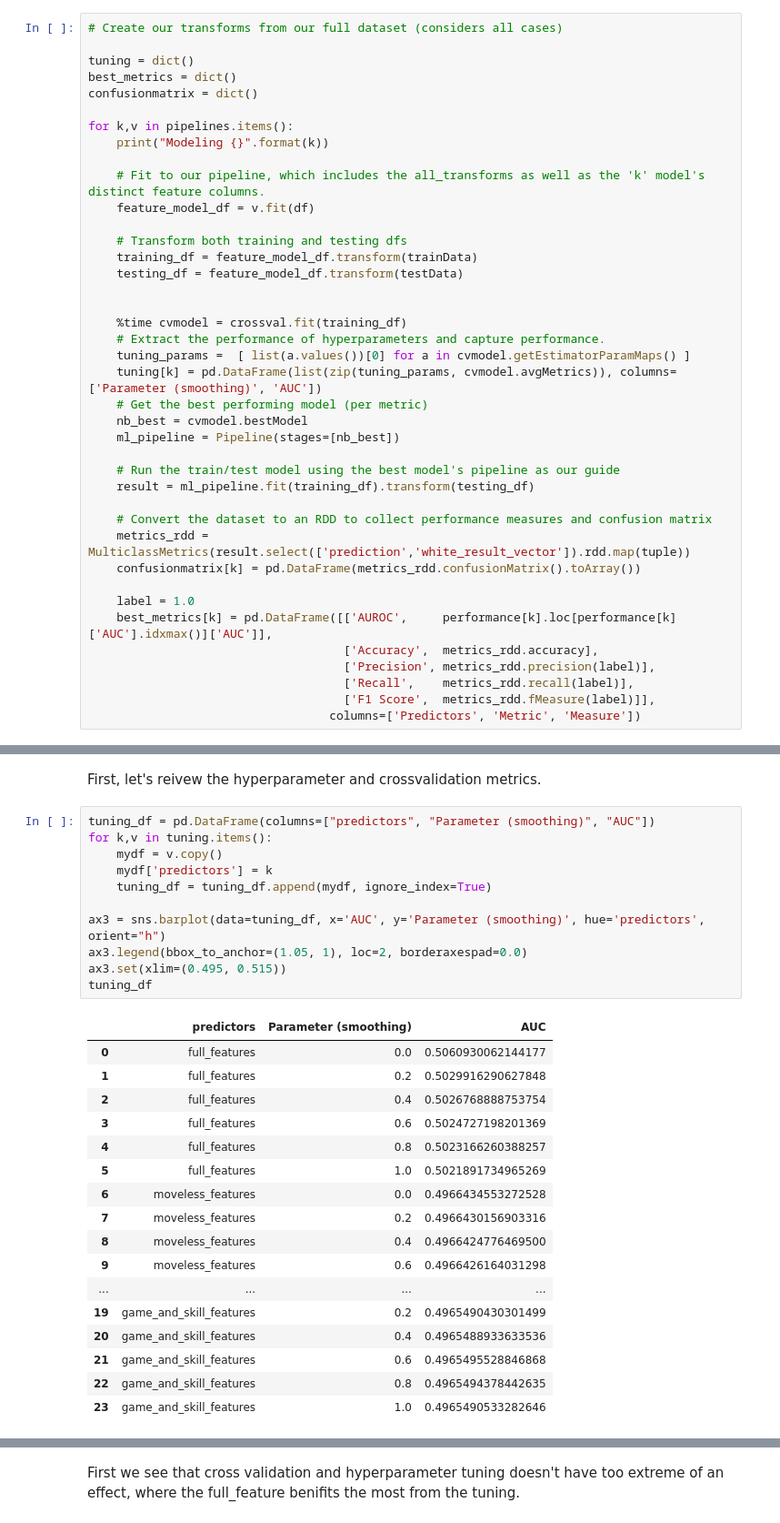
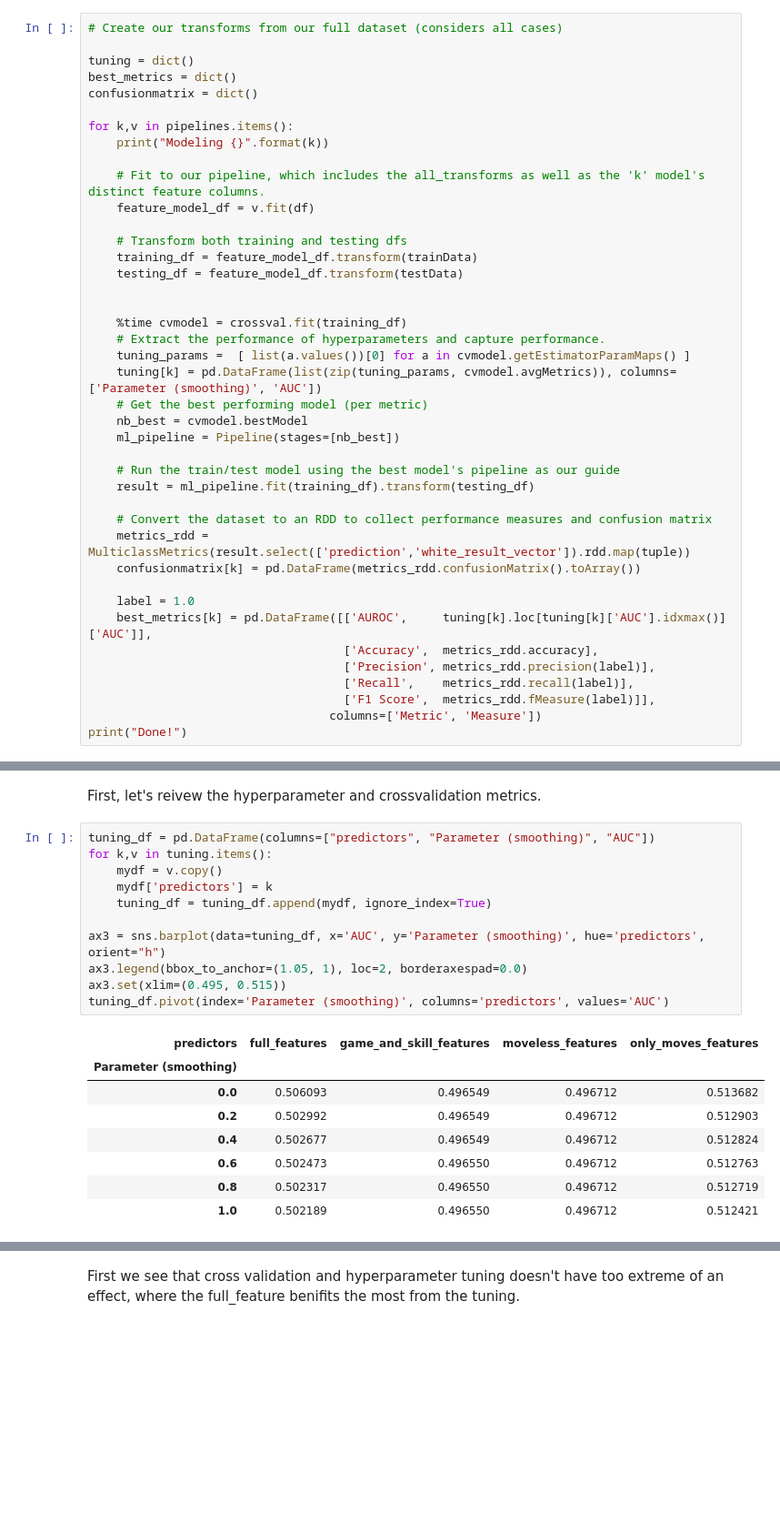
Before and after one commit to uva-ds5110-fa21-g10/semester-project, a Jupyter notebook: code/model/experiment-02/01-naivebayes.ipynb, the cells around one changed output, grey strips where cells are left out. Shown: that part at 91% size. Drawn from its saved outputs; the diff is of its cells as text; blank space fills up the shorter version.

Commit message:
Fixed a few typos; converted tables to be more friendly.

```diff
--- a/code/model/experiment-02/01-naivebayes.ipynb
+++ b/code/model/experiment-02/01-naivebayes.ipynb
@@ -174,11 +174,12 @@ for k,v in pipelines.items():
     confusionmatrix[k] = pd.DataFrame(metrics_rdd.confusionMatrix().toArray())
 
     label = 1.0
-    best_metrics[k] = pd.DataFrame([['AUROC',     performance[k].loc[performance[k]['AUC'].idxmax()]['AUC']],
+    best_metrics[k] = pd.DataFrame([['AUROC',     tuning[k].loc[tuning[k]['AUC'].idxmax()]['AUC']],
                                     ['Accuracy',  metrics_rdd.accuracy],
                                     ['Precision', metrics_rdd.precision(label)],
                                     ['Recall',    metrics_rdd.recall(label)],
                                     ['F1 Score',  metrics_rdd.fMeasure(label)]],
-                                  columns=['Predictors', 'Metric', 'Measure'])
+                                  columns=['Metric', 'Measure'])
+print("Done!")
 # %% [output]
 Modeling full_features
@@ -200,32 +201,23 @@ First, let's reivew the hyperparameter and crossvalidation metrics.
 # %%
 tuning_df = pd.DataFrame(columns=["predictors", "Parameter (smoothing)", "AUC"])
 for k,v in tuning.items():
     mydf = v.copy()
     mydf['predictors'] = k
     tuning_df = tuning_df.append(mydf, ignore_index=True)
 
 ax3 = sns.barplot(data=tuning_df, x='AUC', y='Parameter (smoothing)', hue='predictors', orient="h")
 ax3.legend(bbox_to_anchor=(1.05, 1), loc=2, borderaxespad=0.0)
 ax3.set(xlim=(0.495, 0.515))
-tuning_df
+tuning_df.pivot(index='Parameter (smoothing)', columns='predictors', values='AUC')
 # %% [output]
-|  | predictors | Parameter (smoothing) | AUC |
-| 0 | full_features | 0.0 | 0.5060930062144177 |
-| 1 | full_features | 0.2 | 0.5029916290627848 |
-| 2 | full_features | 0.4 | 0.5026768888753754 |
-| 3 | full_features | 0.6 | 0.5024727198201369 |
-| 4 | full_features | 0.8 | 0.5023166260388257 |
-| 5 | full_features | 1.0 | 0.5021891734965269 |
-| 6 | moveless_features | 0.0 | 0.4966434553272528 |
-| 7 | moveless_features | 0.2 | 0.4966430156903316 |
-| 8 | moveless_features | 0.4 | 0.4966424776469500 |
-| 9 | moveless_features | 0.6 | 0.4966426164031298 |
-| ... | ... | ... | ... |
-| 19 | game_and_skill_features | 0.2 | 0.4965490430301499 |
-| 20 | game_and_skill_features | 0.4 | 0.4965488933633536 |
-| 21 | game_and_skill_features | 0.6 | 0.4965495528846868 |
-| 22 | game_and_skill_features | 0.8 | 0.4965494378442635 |
-| 23 | game_and_skill_features | 1.0 | 0.4965490533282646 |
+| predictors | full_features | game_and_skill_features | moveless_features | only_moves_features |
+| Parameter (smoothing) |  |  |  |  |
+| 0.0 | 0.506093 | 0.496549 | 0.496712 | 0.513682 |
+| 0.2 | 0.502992 | 0.496549 | 0.496712 | 0.512903 |
+| 0.4 | 0.502677 | 0.496549 | 0.496712 | 0.512824 |
+| 0.6 | 0.502473 | 0.496550 | 0.496712 | 0.512763 |
+| 0.8 | 0.502317 | 0.496550 | 0.496712 | 0.512719 |
+| 1.0 | 0.502189 | 0.496550 | 0.496712 | 0.512421 |
 [figure]
 # %% [markdown]
 First we see that cross validation and hyperparameter tuning doesn't have too extreme of an effect, where the full_feature benifits the most from the tuning.
```
Also changed, not shown: parts of 3 cells of this notebook.
